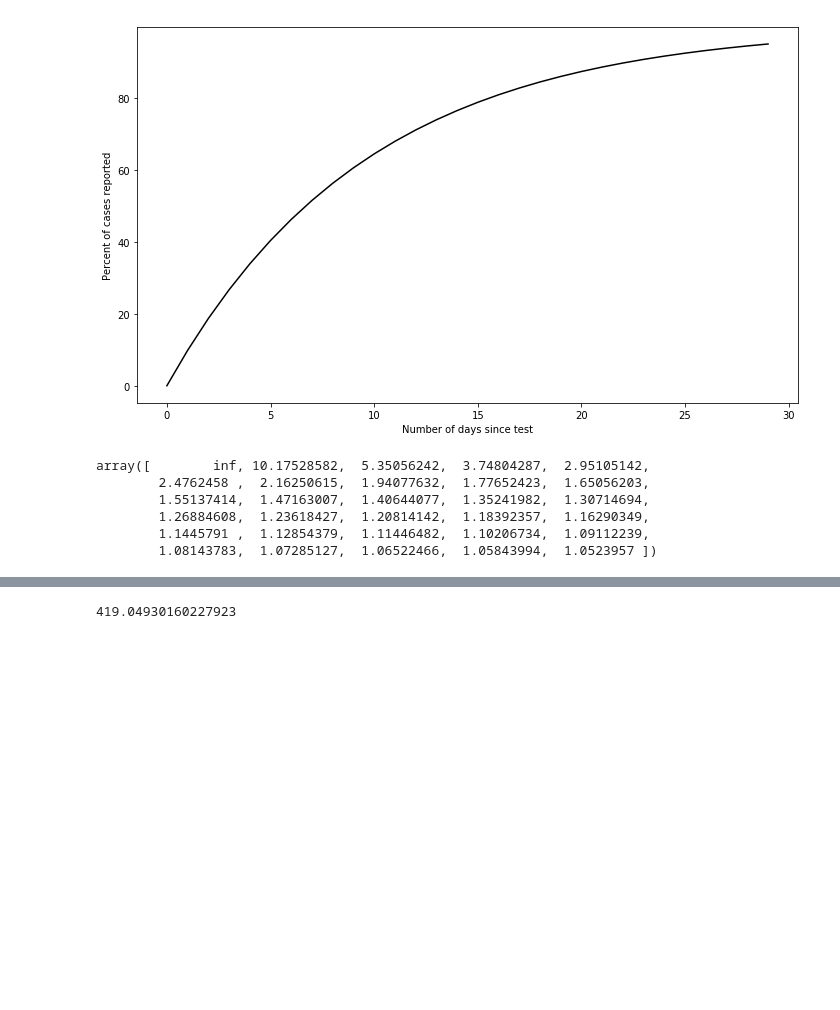
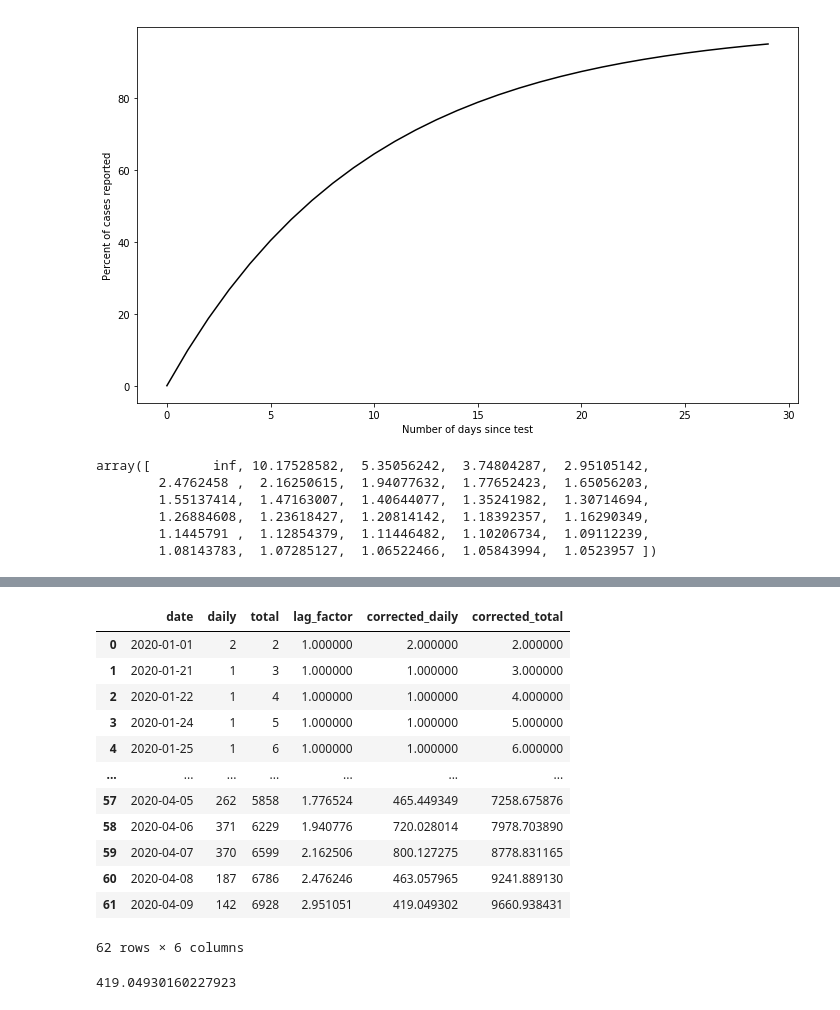
Before and after one commit to ericphamhung/covid-19, a Jupyter notebook: ontario_new.ipynb, the cells around one changed output, grey strips where cells are left out. Cells and saved outputs as stored; diff of their text form; code cells hidden in the pictures; blank space fills up the shorter version.

```diff
--- a/ontario_new.ipynb
+++ b/ontario_new.ipynb
@@ -279,3 +277,19 @@ estimated total after 100 days: 15,642
+# %%
+corrected
+# %% [output]
+|  | date | daily | total | lag_factor | corrected_daily | corrected_total |
+| 0 | 2020-01-01 | 2 | 2 | 1.000000 | 2.000000 | 2.000000 |
+| 1 | 2020-01-21 | 1 | 3 | 1.000000 | 1.000000 | 3.000000 |
+| 2 | 2020-01-22 | 1 | 4 | 1.000000 | 1.000000 | 4.000000 |
+| 3 | 2020-01-24 | 1 | 5 | 1.000000 | 1.000000 | 5.000000 |
+| 4 | 2020-01-25 | 1 | 6 | 1.000000 | 1.000000 | 6.000000 |
+| ... | ... | ... | ... | ... | ... | ... |
+| 57 | 2020-04-05 | 262 | 5858 | 1.776524 | 465.449349 | 7258.675876 |
+| 58 | 2020-04-06 | 371 | 6229 | 1.940776 | 720.028014 | 7978.703890 |
+| 59 | 2020-04-07 | 370 | 6599 | 2.162506 | 800.127275 | 8778.831165 |
+| 60 | 2020-04-08 | 187 | 6786 | 2.476246 | 463.057965 | 9241.889130 |
+| 61 | 2020-04-09 | 142 | 6928 | 2.951051 | 419.049302 | 9660.938431 |
+62 rows × 6 columns
 # %%
 dsdt_from_data = corrected.iloc[61]['corrected_total'] - corrected.iloc[60]['corrected_total']
 dsdt_from_data
```
Also changed, not shown: parts of 9 cells of this notebook, 2 other files.
